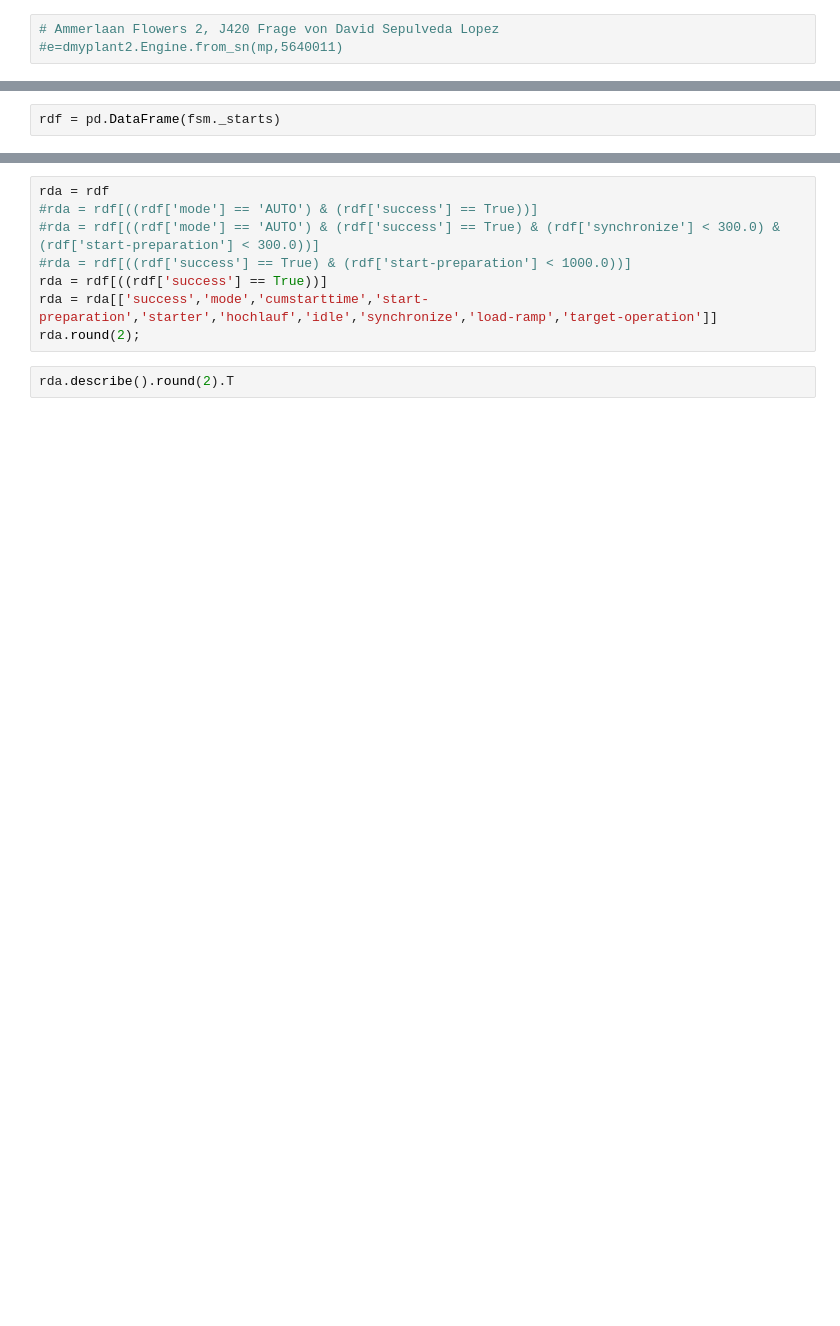
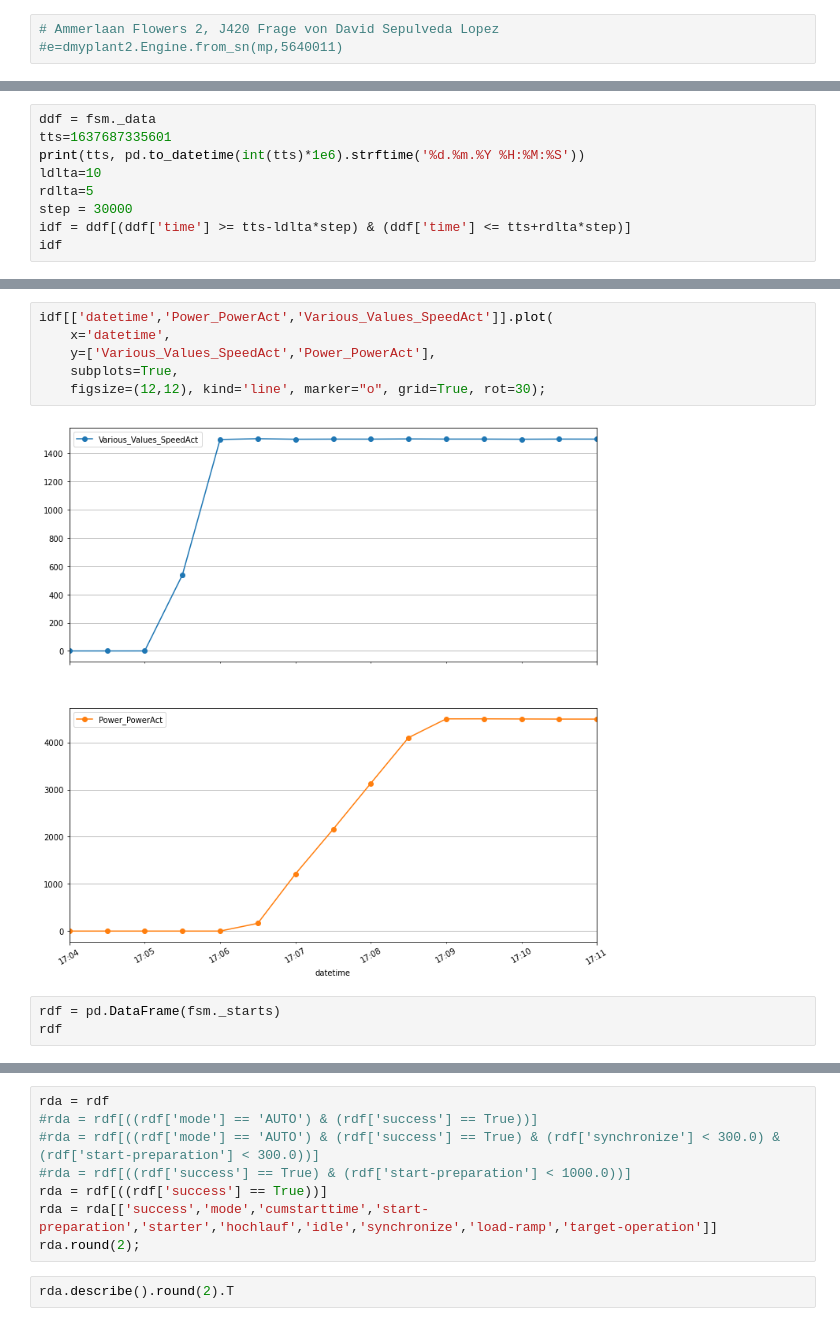
Before and after one commit to dieterch/statemachine, a Jupyter notebook: play.ipynb, the cells around one changed output, grey strips where cells are left out. Drawn from its saved outputs; the diff is of its cells as text; blank space fills up the shorter version.

Commit message:
data loading implemented

```diff
--- a/play.ipynb
+++ b/play.ipynb
@@ -49,0 +70,9 @@ Message - '9047 target load reached' found.
+# %%
+ddf = fsm._data
+tts=1637687335601
+print(tts, pd.to_datetime(int(tts)*1e6).strftime('%d.%m.%Y %H:%M:%S'))
+ldlta=10
+rdlta=5
+step = 30000
+idf = ddf[(ddf['time'] >= tts-ldlta*step) & (ddf['time'] <= tts+rdlta*step)]
+idf
@@ -50,5 +97,14 @@ Message - '9047 target load reached' found.
+# %%
+idf[['datetime','Power_PowerAct','Various_Values_SpeedAct']].plot(
+    x='datetime',
+    y=['Various_Values_SpeedAct','Power_PowerAct'],
+    subplots=True,
+    figsize=(12,12), kind='line', marker="o", grid=True, rot=30);
+# %% [output]
+[figure, added]
 # %%
 rdf = pd.DataFrame(fsm._starts)
+rdf
 # %%
 print("""
 ****************
```
Also changed, not shown: parts of 18 cells of this notebook, 2 other files.
